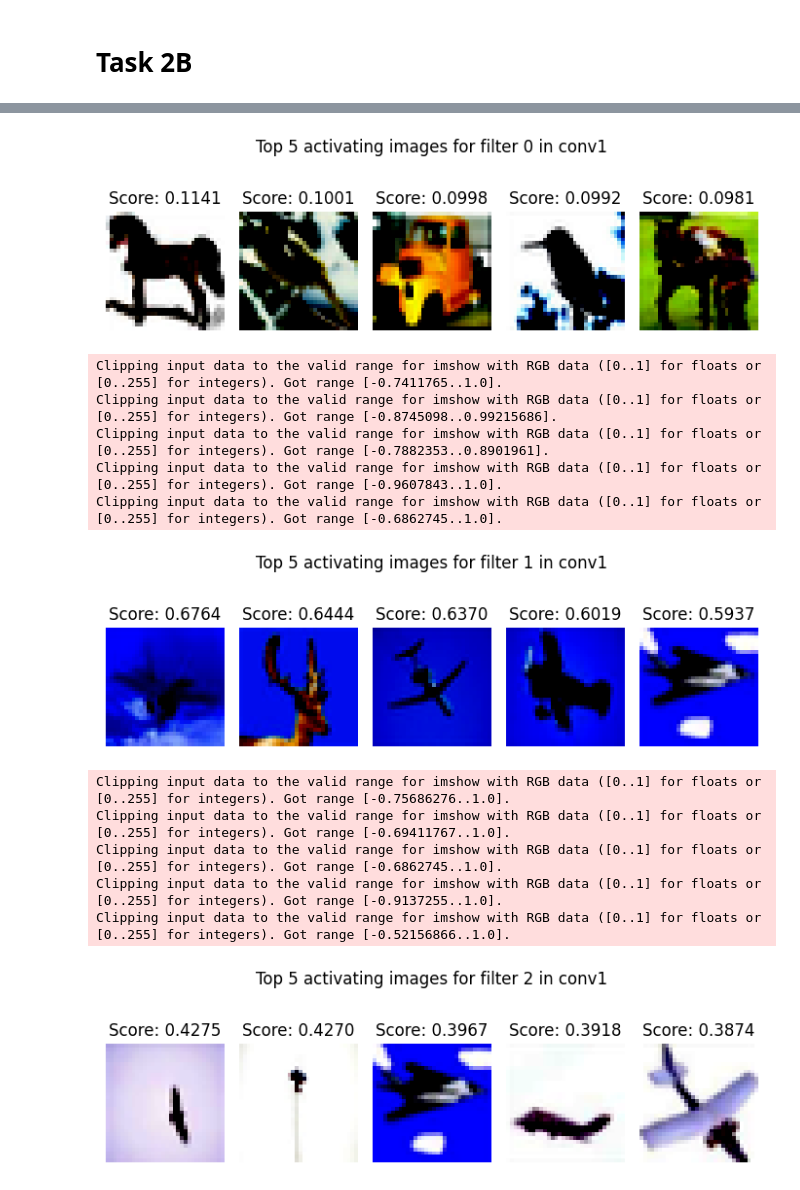
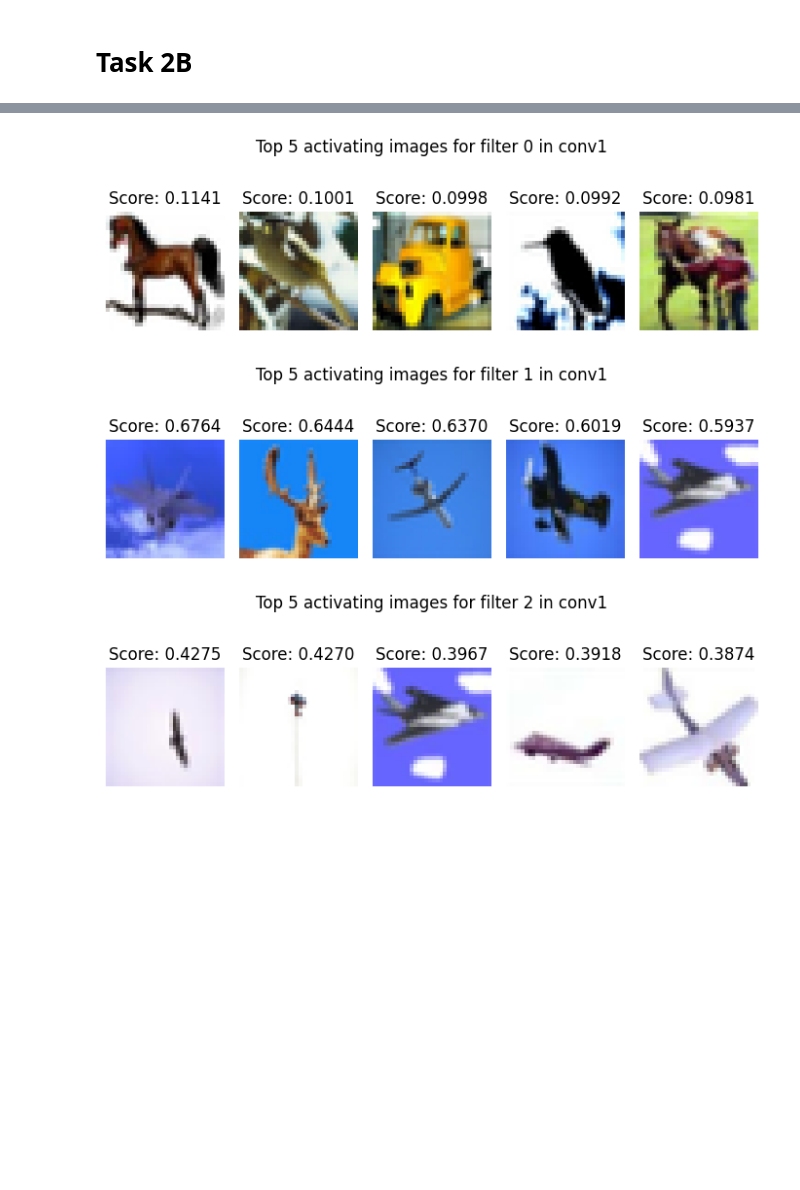
Before and after one commit to FlansaasSoft/CSCI611_Logan_Flansaas, a Jupyter notebook: Assignment_2/build_cnn.ipynb, the cells around one changed output, grey strips where cells are left out. Drawn from its saved outputs; the diff is of its cells as text; code cells hidden in the pictures; blank space fills up the shorter version.

```diff
--- a/Assignment_2/build_cnn.ipynb
+++ b/Assignment_2/build_cnn.ipynb
@@ -497,13 +494,13 @@ Clipping input data to the valid range for imshow with RGB data ([0..1] for floa
 def maxActivateImages(model, test_loader):
     # I'll be using the mean value to determine the activation score of each filter from conv1
     model.eval()
-    filterIndexes = [0,1,2]
+    filterIndexes = [0,1,2] # 3 filters
     filterScores = {filterIdx: [] for filterIdx in filterIndexes}
     handle = model.conv1.register_forward_hook(layerHook('conv1'))
 
     with torch.no_grad():
         # For each image in the test set
-        for batch_idx, (images, labels) in enumerate(test_loader):
+        for images, labels in test_loader:
             _ = model(images)
             featureMap = torch.relu(features['conv1'])
             # For each filter
@@ -517,14 +514,15 @@ def maxActivateImages(model, test_loader):
                 tempScores = sorted(tempScores, key=lambda x: x[0], reverse=True)[:5]
                 filterScores[f] = tempScores
 
-            handle.remove()
-            features.clear()
+        handle.remove()
+        features.clear()
 
     # Recover and visualize the top 5 activating images for each filter
     for f in filterIndexes:
         fig, axes = plt.subplots(1, 5, figsize=(7, 2.5))
         for i, (score, image) in enumerate(filterScores[f]):
-            axes[i].imshow(image.permute(1,2,0))
+            image = image / 2 + 0.5  # unnormalize
+            axes[i].imshow(np.transpose(image, (1, 2, 0)))
             axes[i].set_title(f"Score: {score:.4f}")
             axes[i].axis('off')
         plt.suptitle(f'Top 5 activating images for filter {f} in conv1')
@@ -541,13 +534,3 @@ Clipping input data to the valid range for imshow with RGB data ([0..1] for floa
-[figure, old version]
+[figure, new version]
-Clipping input data to the valid range for imshow with RGB data ([0..1] for floats or [0..255] for integers). Got range [-0.7411765..1.0].
-Clipping input data to the valid range for imshow with RGB data ([0..1] for floats or [0..255] for integers). Got range [-0.8745098..0.99215686].
-Clipping input data to the valid range for imshow with RGB data ([0..1] for floats or [0..255] for integers). Got range [-0.7882353..0.8901961].
-Clipping input data to the valid range for imshow with RGB data ([0..1] for floats or [0..255] for integers). Got range [-0.9607843..1.0].
-Clipping input data to the valid range for imshow with RGB data ([0..1] for floats or [0..255] for integers). Got range [-0.6862745..1.0].
-[figure, old version]
+[figure, new version]
-Clipping input data to the valid range for imshow with RGB data ([0..1] for floats or [0..255] for integers). Got range [-0.75686276..1.0].
-Clipping input data to the valid range for imshow with RGB data ([0..1] for floats or [0..255] for integers). Got range [-0.69411767..1.0].
-Clipping input data to the valid range for imshow with RGB data ([0..1] for floats or [0..255] for integers). Got range [-0.6862745..1.0].
-Clipping input data to the valid range for imshow with RGB data ([0..1] for floats or [0..255] for integers). Got range [-0.9137255..1.0].
-Clipping input data to the valid range for imshow with RGB data ([0..1] for floats or [0..255] for integers). Got range [-0.52156866..1.0].
-[figure, old version]
+[figure, new version]
```
Also changed, not shown: parts of 2 cells of this notebook, 3 other files.
